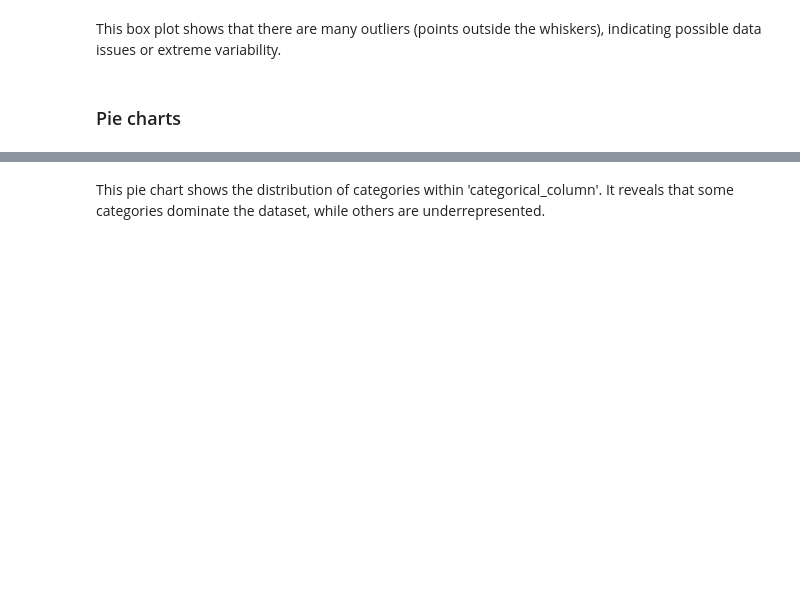
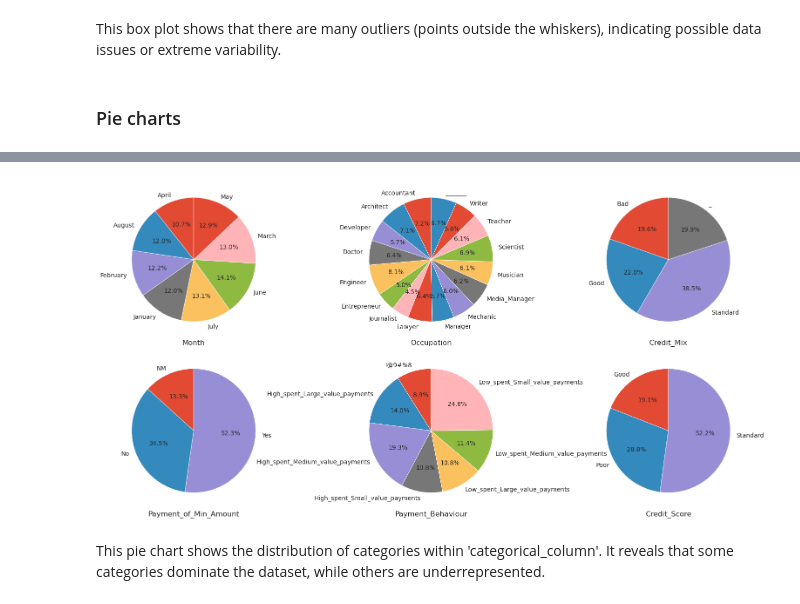
Before and after one commit to ruzanovad/dataset-sessions, a Jupyter notebook: credit-score/credit-score.ipynb, the cells around one changed output, grey strips where cells are left out. Drawn from its saved outputs; the diff is of its cells as text; code cells hidden in the pictures; blank space fills up the shorter version.

Commit message:
feat: added pie charts and reduced df size to 1000

```diff
--- a/credit-score/credit-score.ipynb
+++ b/credit-score/credit-score.ipynb
@@ -15,4 +17,5 @@ sns.set_style("dark")
 # %%
-train_df = pd.read_csv("data/train.csv", decimal=".", engine="python")
+train_df = pd.read_csv("data/train.csv", decimal=".", engine="python") \
+.sample(1000, random_state=42) # working on a slow laptop
 test_df = pd.read_csv("data/test.csv", decimal=".", engine="python")
 train_df
@@ -127,35 +305,36 @@ train_df[
 # %%
-# pie_data = train_df[
-#     [
-#         "Month",
-#         # "Occupation",
-#         # "Type_of_Loan",
-#         # "Credit_Mix",
-#         # "Payment_of_Min_Amount",
-#         # "Payment_Behaviour",
-#         # "Credit_Score",
-#     ]
-# ]
+pie_data = train_df[
+    [
+        "Month",
+        "Occupation",
+        "Credit_Mix",
+        "Payment_of_Min_Amount",
+        "Payment_Behaviour",
+        "Credit_Score",
+    ]
+]
 
-# nrows = 3
-# fig, axes = plt.subplots(nrows, len(number_columns) // nrows, figsize=(15, 10))
+nrows = 2
+ncols = 3
+fig, axes = plt.subplots(nrows, ncols, figsize=(15, 8))
 
-# for i, column in enumerate(pie_data.columns):
-#     row = i // (len(number_columns) // nrows)
-#     col = i % (len(number_columns) // nrows)
+for i, column in enumerate(pie_data.columns):
+    row = i // ncols
+    col = i % ncols
 
-#     grouped_data = pie_data.groupby(column).size().reset_index(name="counts")
+    grouped_data = pie_data.groupby(column).size().reset_index(name="counts")
 
-#     # Extract data for the pie chart
-#     labels = grouped_data[column]
-#     sizes = grouped_data["counts"]
-#     plt.pie(sizes, labels=labels, autopct="%1.1f%%", startangle=90)
-#     axes[row, col].pie(
-#         non_nan_data,
-#     )
-#     axes[row, col].set_xlabel(column)
+    # Extract data for the pie chart
+    labels = grouped_data[column]
+    sizes = grouped_data["counts"]
 
-# plt.tight_layout()
-# plt.show()
+    # Plot pie chart in the correct subplot
+    axes[row, col].pie(sizes, labels=labels, autopct="%1.1f%%", startangle=90)
+    axes[row, col].set_xlabel(column)
+
+plt.tight_layout()
+plt.show()
+# %% [output]
+[figure, added]
 # %% [markdown]
 This pie chart shows the distribution of categories within 'categorical_column'. It reveals that some categories dominate the dataset, while others are underrepresented.
```
Also changed, not shown: parts of 37 cells of this notebook.
